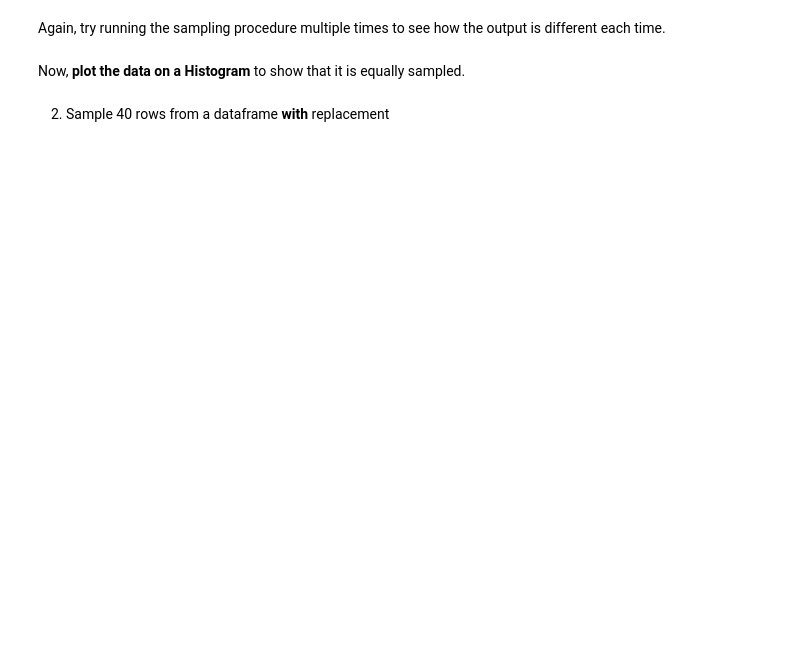
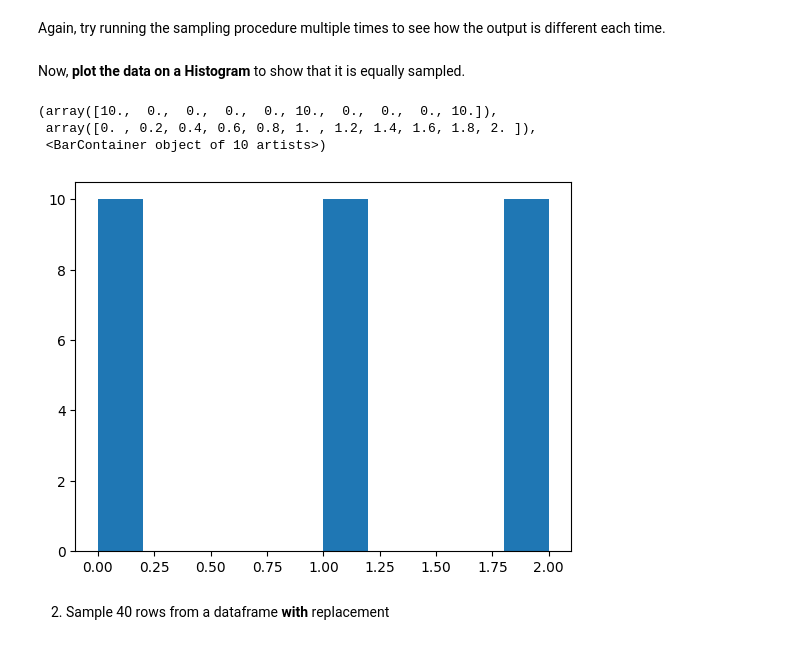
Before and after one commit to jeffgoeken/My_NCState_Homework, a Jupyter notebook: My_NCState_Homework/My_NCState_Homework/week 2/WKS2_Student.ipynb, the cells around one changed output. Cells and saved outputs as stored; diff of their text form; code cells hidden in the pictures; blank space fills up the shorter version.

```diff
--- a/My_NCState_Homework/My_NCState_Homework/week 2/WKS2_Student.ipynb
+++ b/My_NCState_Homework/My_NCState_Homework/week 2/WKS2_Student.ipynb
@@ -127,0 +139,3 @@ sample_30
+# %%
+sample_30 =data.groupby('target').apply(lambda x: x.sample(n=10))
+sample_30
@@ -132,6 +165,12 @@ Now, **plot the data on a Histogram** to show that it is equally sampled.
 # %%
 # Look at the distribution of the species (target attribute)
 # How evenly are the species distributed with random sampling?
 # Try running it again - are the results the same?
+plt.hist(sample_30['target'])
+# %% [output]
+(array([10.,  0.,  0.,  0.,  0., 10.,  0.,  0.,  0., 10.]),
+ array([0. , 0.2, 0.4, 0.6, 0.8, 1. , 1.2, 1.4, 1.6, 1.8, 2. ]),
+ <BarContainer object of 10 artists>)
+[figure, added]
 # %% [markdown]
 2) Sample 40 rows from a dataframe **with** replacement
```
Also changed, not shown: parts of 21 cells of this notebook, 3 other files.
